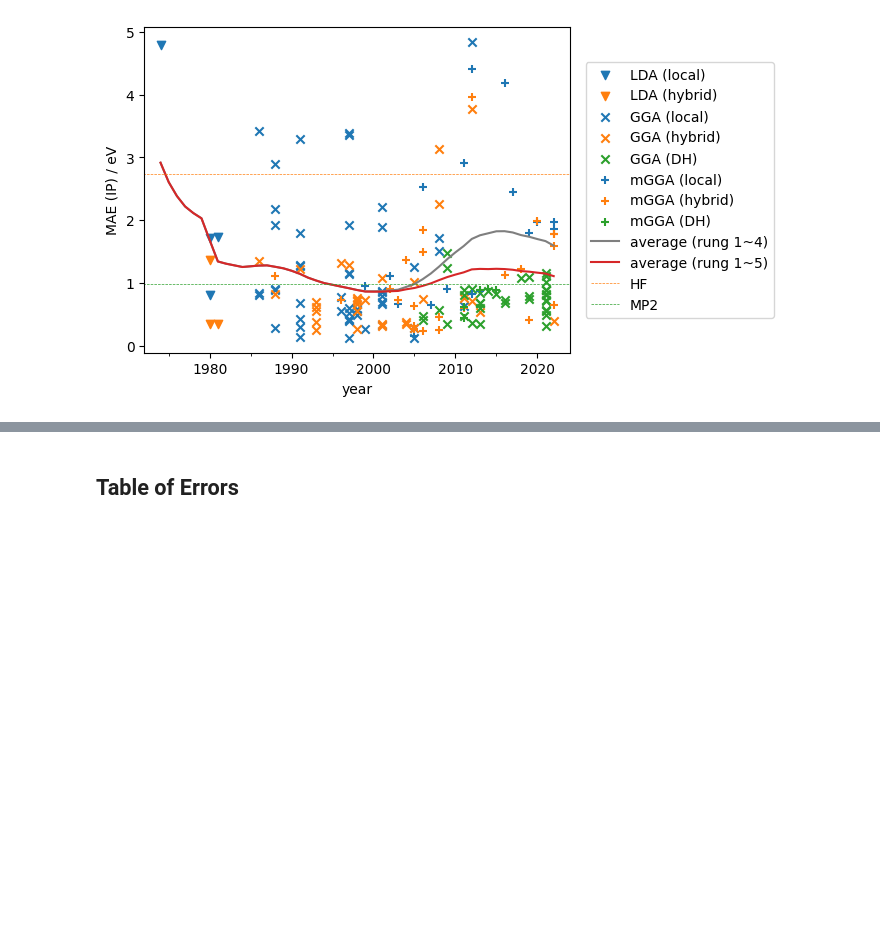
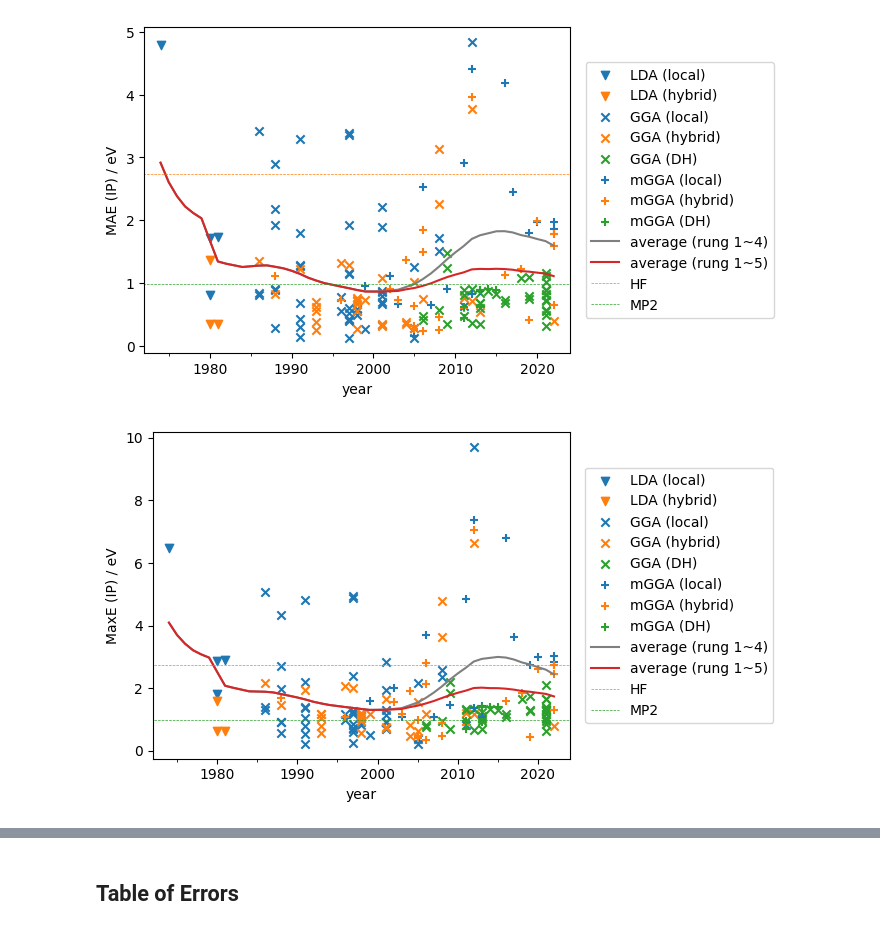
Before and after one commit to ajz34/phd-thesis, a Jupyter notebook: scratch/chap-04/assets/raw-data/06-Parse-DFT-Error.ipynb, the cells around one changed output, grey strips where cells are left out. Cells and saved outputs as stored; diff of their text form; code cells hidden in the pictures; blank space fills up the shorter version.

```diff
--- a/scratch/chap-04/assets/raw-data/06-Parse-DFT-Error.ipynb
+++ b/scratch/chap-04/assets/raw-data/06-Parse-DFT-Error.ipynb
@@ -411,3 +411,53 @@ fig.tight_layout()
 fig.savefig("../MAE-etot-against-year.pdf", transparent=True)
 # %% [output]
 [figure]
+# %%
+fig, ax = plt.subplots(figsize=(7, 4))
+
+plt_x = tab_xc["year"]
+plt_y = tab_etot.abs().T.max()
+plt_year_x = list(range(1974, 2023))
+
+plt_year_y = []
+for year in range(1974, 2023):
+    mask_year = (tab_xc["year"] > year - 5) & (tab_xc["year"] < year + 5)
+    plt_year_y.append(plt_y[mask_year].mean())
+plt_year_y_another = []
+for year in range(len(plt_year_y)):
+    plt_year_y_another.append(np.array(plt_year_y[max(0, year - 5):year + 5]).mean())
+plt_year_y_another, plt_year_y = plt_year_y, plt_year_y_another
+
+plt_year_y_low = []
+for year in range(1974, 2023):
+    mask_year = (tab_xc["year"] > year - 5) & (tab_xc["year"] < year + 5) & ~mask_hyb_corr
+    plt_year_y_low.append(plt_y[mask_year].mean())
+plt_year_y_another = []
+for year in range(len(plt_year_y_low)):
+    plt_year_y_another.append(np.array(plt_year_y_low[max(0, year - 5):year + 5]).mean())
+plt_year_y_another, plt_year_y_low = plt_year_y_low, plt_year_y_another
+
+ax.scatter(plt_x[mask_lda  & ~mask_hyb_ex], plt_y[mask_lda & ~mask_hyb_ex], marker="v", color="C0", label="LDA (local)" )
+ax.scatter(plt_x[mask_lda  &  mask_hyb_ex], plt_y[mask_lda &  mask_hyb_ex], marker="v", color="C1", label="LDA (hybrid)")
+ax.scatter(plt_x[mask_gga  & ~mask_hyb_ex & ~mask_hyb_corr], plt_y[mask_gga  & ~mask_hyb_ex & ~mask_hyb_corr], marker="x", color="C0", label="GGA (local)" )
+ax.scatter(plt_x[mask_gga  &  mask_hyb_ex & ~mask_hyb_corr], plt_y[mask_gga  &  mask_hyb_ex & ~mask_hyb_corr], marker="x", color="C1", label="GGA (hybrid)")
+ax.scatter(plt_x[mask_gga  &  mask_hyb_ex &  mask_hyb_corr], plt_y[mask_gga  &  mask_hyb_ex &  mask_hyb_corr], marker="x", color="C2", label="GGA (DH)"    )
+ax.scatter(plt_x[mask_mgga & ~mask_hyb_ex & ~mask_hyb_corr], plt_y[mask_mgga & ~mask_hyb_ex & ~mask_hyb_corr], marker="+", color="C0", label="mGGA (local)" )
+ax.scatter(plt_x[mask_mgga &  mask_hyb_ex & ~mask_hyb_corr], plt_y[mask_mgga &  mask_hyb_ex & ~mask_hyb_corr], marker="+", color="C1", label="mGGA (hybrid)")
+ax.scatter(plt_x[mask_mgga &  mask_hyb_ex &  mask_hyb_corr], plt_y[mask_mgga &  mask_hyb_ex &  mask_hyb_corr], marker="+", color="C2", label="mGGA (DH)"    )
+
+ax.plot(plt_year_x, plt_year_y_low, color="C7", label="average (rung 1~4)")
+ax.plot(plt_year_x, plt_year_y, color="C3", label="average (rung 1~5)")
+ax.plot([0, 10000], [2.729346050294114] * 2, color="C1", linewidth=0.5, linestyle="--", label="HF")
+ax.plot([0, 10000], [0.977161164698367] * 2, color="C2", linewidth=0.5, linestyle="--", label="MP2")
+
+ax.set_xlabel("year")
+ax.set_ylabel("MaxE (IP) / eV")
+ax.set_xticks(range(1975, 2025, 5), minor=True)
+ax.set_xticks(range(1980, 2025, 10), minor=False)
+ax.set_xlim(1972, 2024)
+ax.legend(loc="center left", bbox_to_anchor=(1.02, 0.5))
+
+fig.tight_layout()
+fig.savefig("../MaxE-etot-against-year.pdf", transparent=True)
+# %% [output]
+[figure, added]
```
Also changed, not shown: parts of 3 cells of this notebook, 2 other files.
